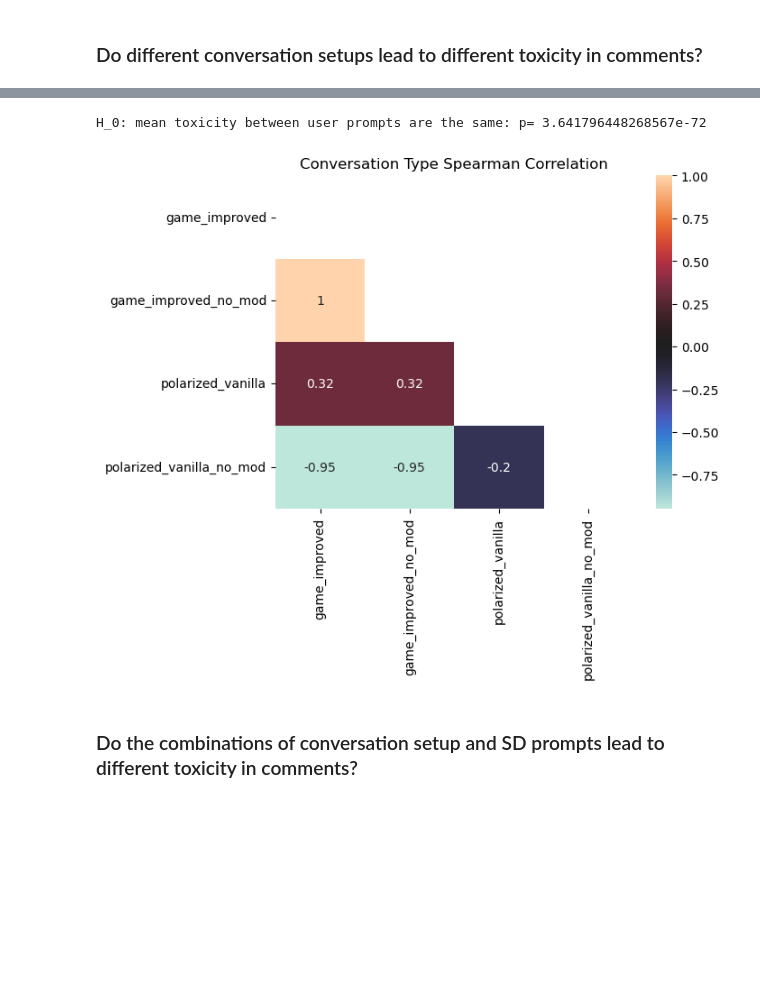
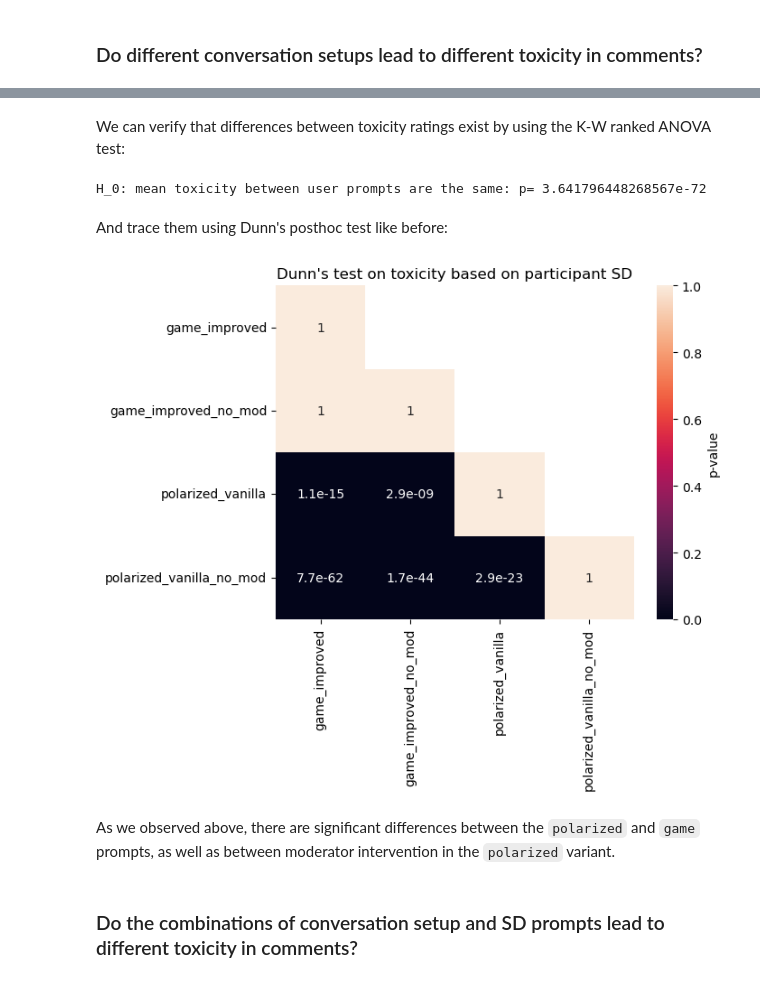
Before and after one commit to dimits-ts/llm_moderation_research, a Jupyter notebook: notebooks/annotation_analysis.ipynb, the cells around one changed output, grey strips where cells are left out. Saved outputs shown, nothing was run; the diff lists cells and outputs as text; code cells hidden in the pictures; blank space fills up the shorter version.

```diff
--- a/notebooks/annotation_analysis.ipynb
+++ b/notebooks/annotation_analysis.ipynb
@@ -268,19 +348,33 @@ plt.show()
+# %% [markdown]
+We can verify that differences between toxicity ratings exist by using the K-W ranked ANOVA test:
+# %%
+grouped = full_df.groupby('conv_variant')['toxicity'].apply(list)
+toxicity_groups = grouped.tolist()
+_, p = scipy.stats.kruskal(*toxicity_groups)
+print("H_0: mean toxicity between user prompts are the same: p=", p)
+# %% [output]
+H_0: mean toxicity between user prompts are the same: p= 3.641796448268567e-72
+# %% [markdown]
+And trace them using Dunn's posthoc test like before:
 # %%
-grouped = full_df.groupby('conv_variant')['toxicity'].apply(list)
-toxicity_groups = grouped.tolist()
-_, p = scipy.stats.kruskal(*toxicity_groups)
-print("H_0: mean toxicity between user prompts are the same: p=", p)
-
-
-posthoc = scikit_posthocs.posthoc_dunn(full_df, val_col='toxicity', group_col='conv_variant', p_adjust='bonferroni')
-posthoc_df = posthoc.reset_index().melt(id_vars='index', var_name='Comparison', value_name='p-value')
-posthoc_df.columns = ['Group1', 'Group2', 'p-value']
+posthoc = scikit_posthocs.posthoc_dunn(
+    full_df, val_col="toxicity", group_col="conv_variant", p_adjust="bonferroni"
+)
+posthoc_df = posthoc.reset_index().melt(
+    id_vars="index", var_name="Comparison", value_name="p-value"
+)
+posthoc_df.columns = ["Group1", "Group2", "p-value"]
 posthoc_df = posthoc_df.pivot(index="Group1", columns="Group2", values="p-value")
 
-corr_heatmap(posthoc_df, show_labels=True, correlation_title="Conversation Type")
+pvalue_heatmap(
+    posthoc_df,
+    show_labels=True,
+    correlation_title="Dunn's test on toxicity based on participant SD",
+)
 # %% [output]
-H_0: mean toxicity between user prompts are the same: p= 3.641796448268567e-72
-[figure, old version]
+[figure, new version]
+# %% [markdown]
+As we observed above, there are significant differences between the `polarized` and `game` prompts, as well as between moderator intervention in the `polarized` variant.
 # %% [markdown]
 ### Do the combinations of conversation setup and SD prompts lead to different toxicity in comments?
 # %%
```
Also changed, not shown: parts of 23 cells of this notebook.
